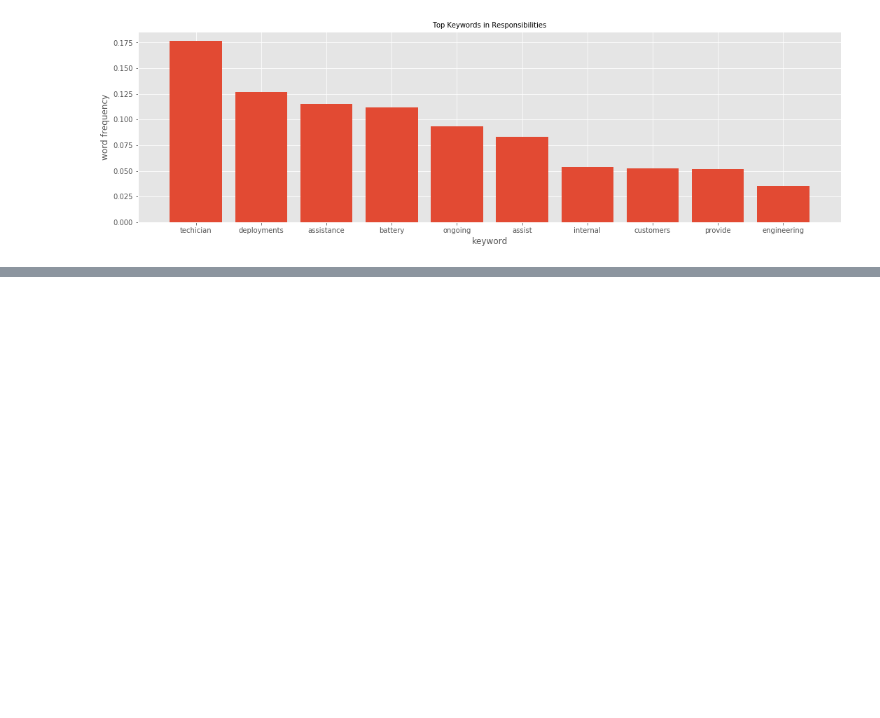
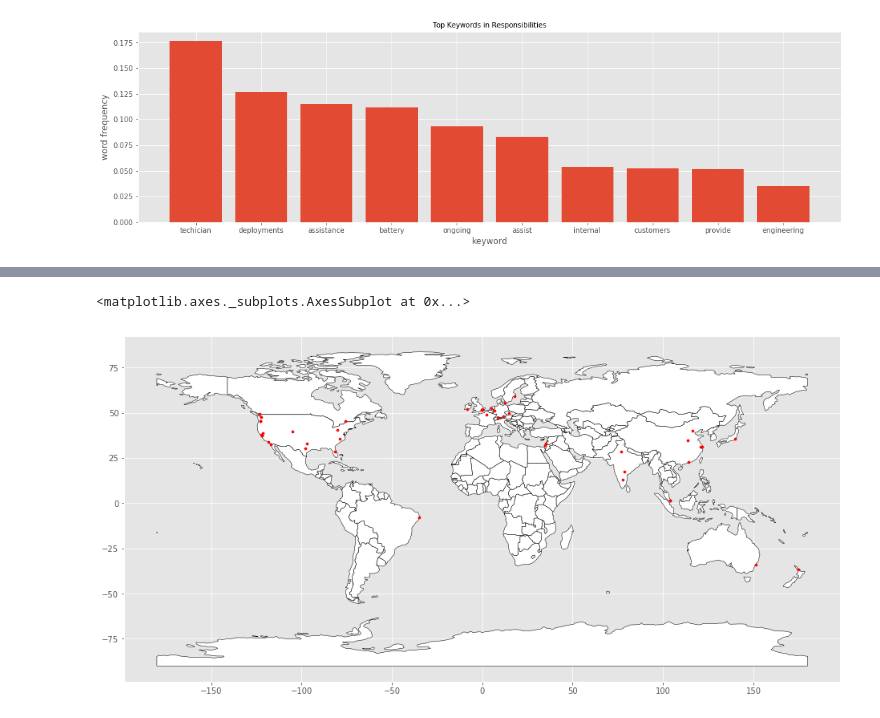
Before and after one commit to a19990506/Hello-World, a Jupyter notebook: project/Apple_analyze.ipynb, the cells around one changed output, grey strips where cells are left out. Cells and saved outputs as stored; diff of their text form; code cells hidden in the pictures; blank space fills up the shorter version.

```diff
--- a/project/Apple_analyze.ipynb
+++ b/project/Apple_analyze.ipynb
@@ -452,0 +547,10 @@ plot_tfidf_bar(resp_tfidfm, text_index=0, ax=ax1, font_path=font_path, bin=10, t
+# %%
+world = gpd.read_file(gpd.datasets.get_path('naturalearth_lowres'))
+
+cities = gpd.read_file(gpd.datasets.get_path('naturalearth_cities'))
+# %%
+base = world.plot(color='white', edgecolor='black', figsize=(16, 10))
+gdf.plot(ax = base,marker='o', color='r', markersize=10)
+# %% [output]
+<matplotlib.axes._subplots.AxesSubplot at 0x...>
+[figure, added]
```
Also changed, not shown: parts of 11 cells of this notebook.
